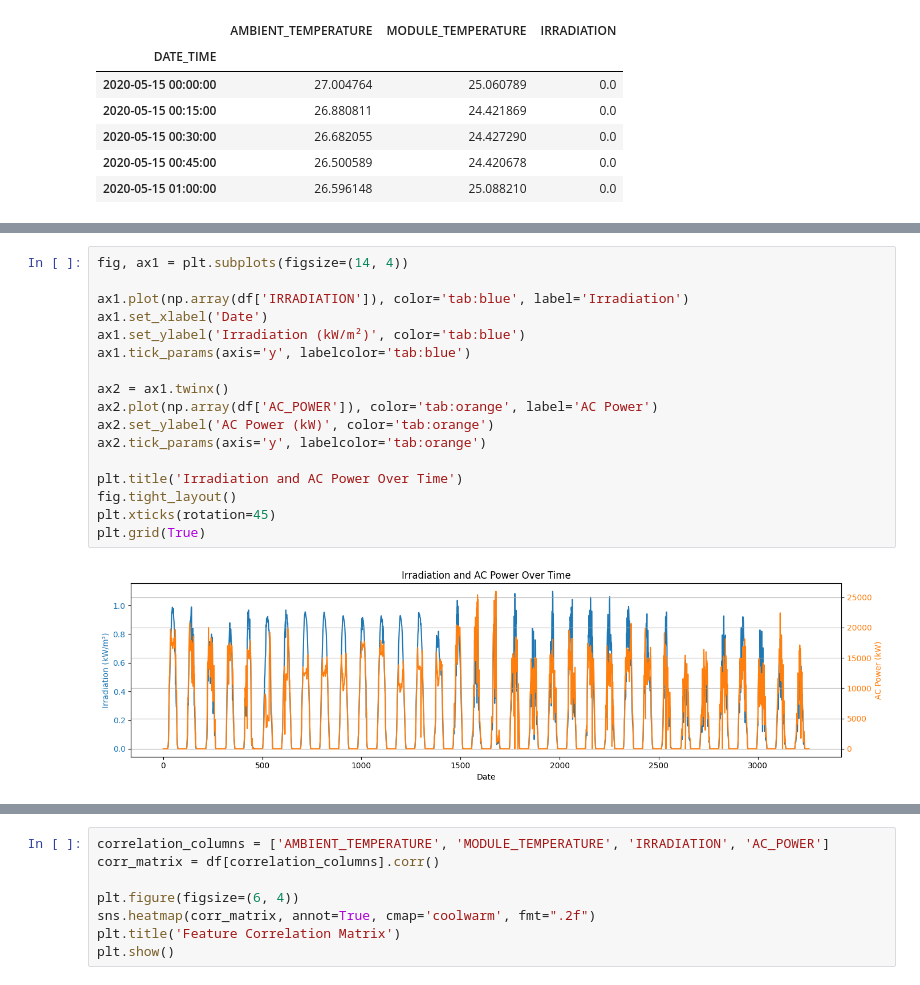
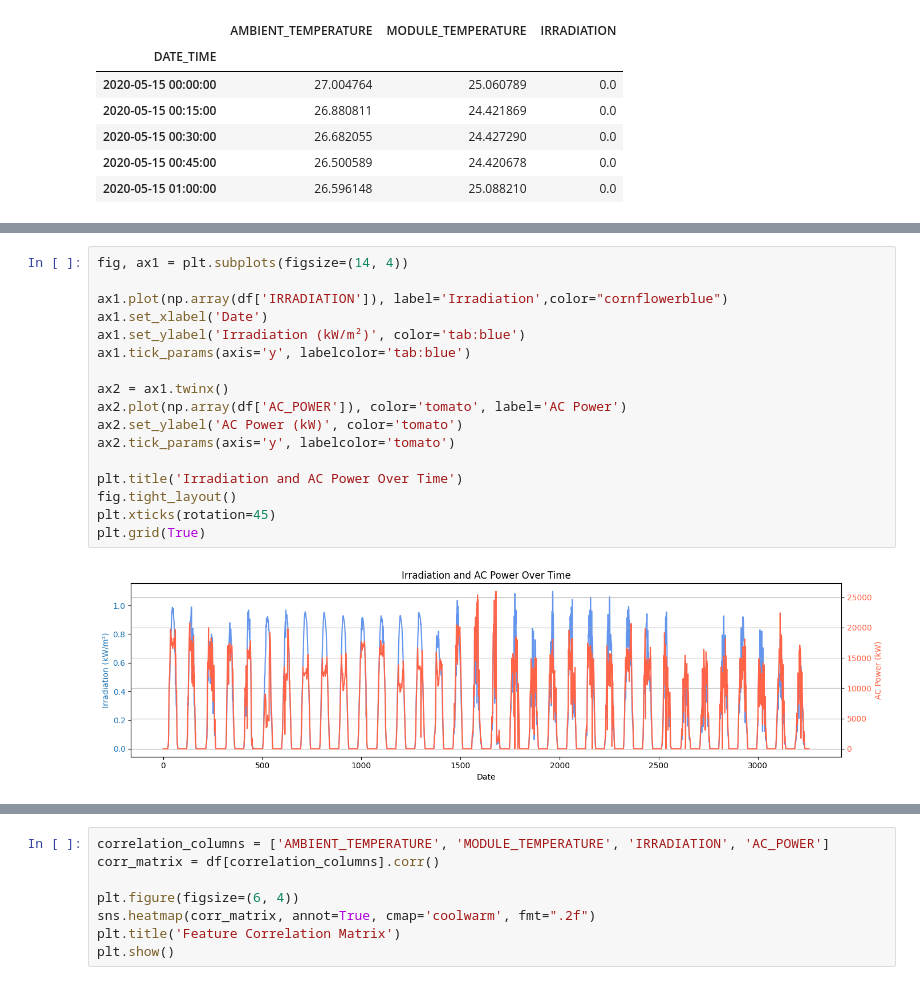
Before and after one commit to colaresm/solar-power-prediction, a Jupyter notebook: solar_energy_prediction.ipynb, the cells around one changed output, grey strips where cells are left out. Cells and saved outputs as stored; diff of their text form.

```diff
--- a/solar_energy_prediction.ipynb
+++ b/solar_energy_prediction.ipynb
@@ -109,22 +110,22 @@ plt.show()
 # %%
 fig, ax1 = plt.subplots(figsize=(14, 4))
 
-ax1.plot(np.array(df['IRRADIATION']), color='tab:blue', label='Irradiation')
+ax1.plot(np.array(df['IRRADIATION']), label='Irradiation',color="cornflowerblue")
 ax1.set_xlabel('Date')
 ax1.set_ylabel('Irradiation (kW/m²)', color='tab:blue')
 ax1.tick_params(axis='y', labelcolor='tab:blue')
 
 ax2 = ax1.twinx()
-ax2.plot(np.array(df['AC_POWER']), color='tab:orange', label='AC Power')
-ax2.set_ylabel('AC Power (kW)', color='tab:orange')
-ax2.tick_params(axis='y', labelcolor='tab:orange')
+ax2.plot(np.array(df['AC_POWER']), color='tomato', label='AC Power')
+ax2.set_ylabel('AC Power (kW)', color='tomato')
+ax2.tick_params(axis='y', labelcolor='tomato')
 
 plt.title('Irradiation and AC Power Over Time')
 fig.tight_layout()
 plt.xticks(rotation=45)
 plt.grid(True)
 # %% [output]
-[figure, old version]
+[figure, new version]
 # %%
 import seaborn as sns
 
```
Also changed, not shown: parts of 31 cells of this notebook.
